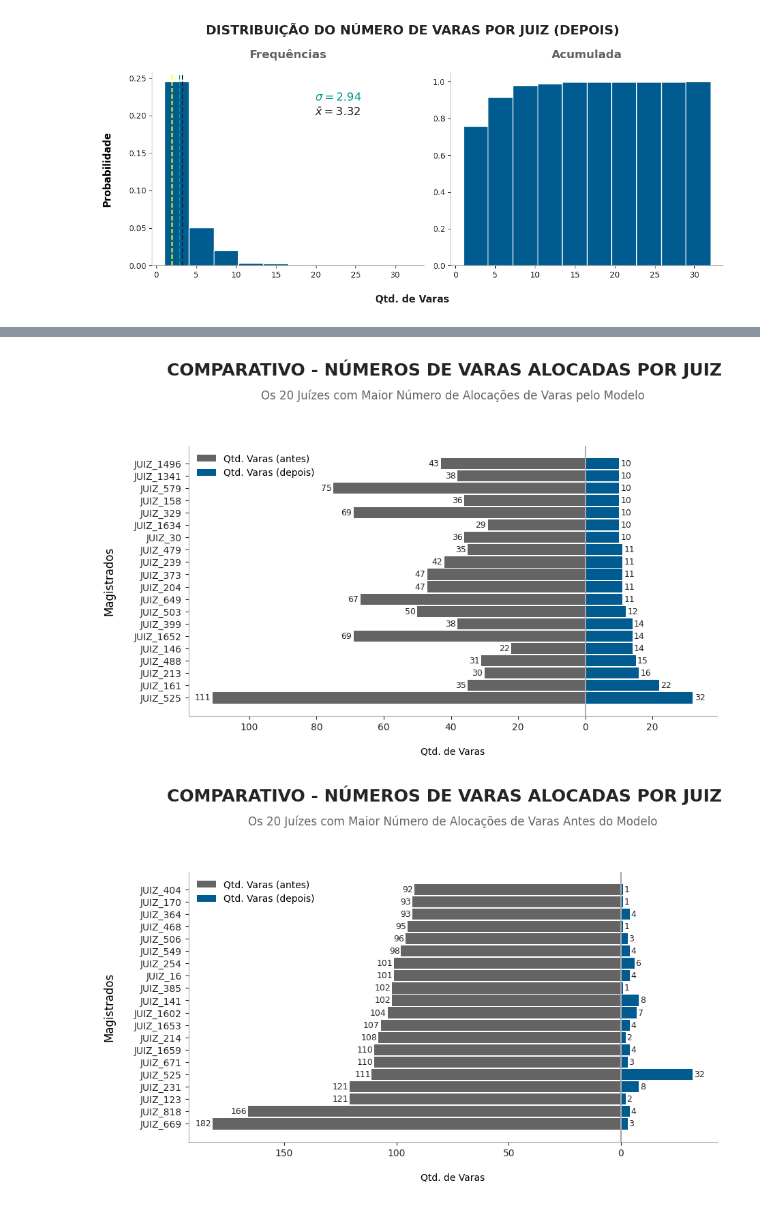
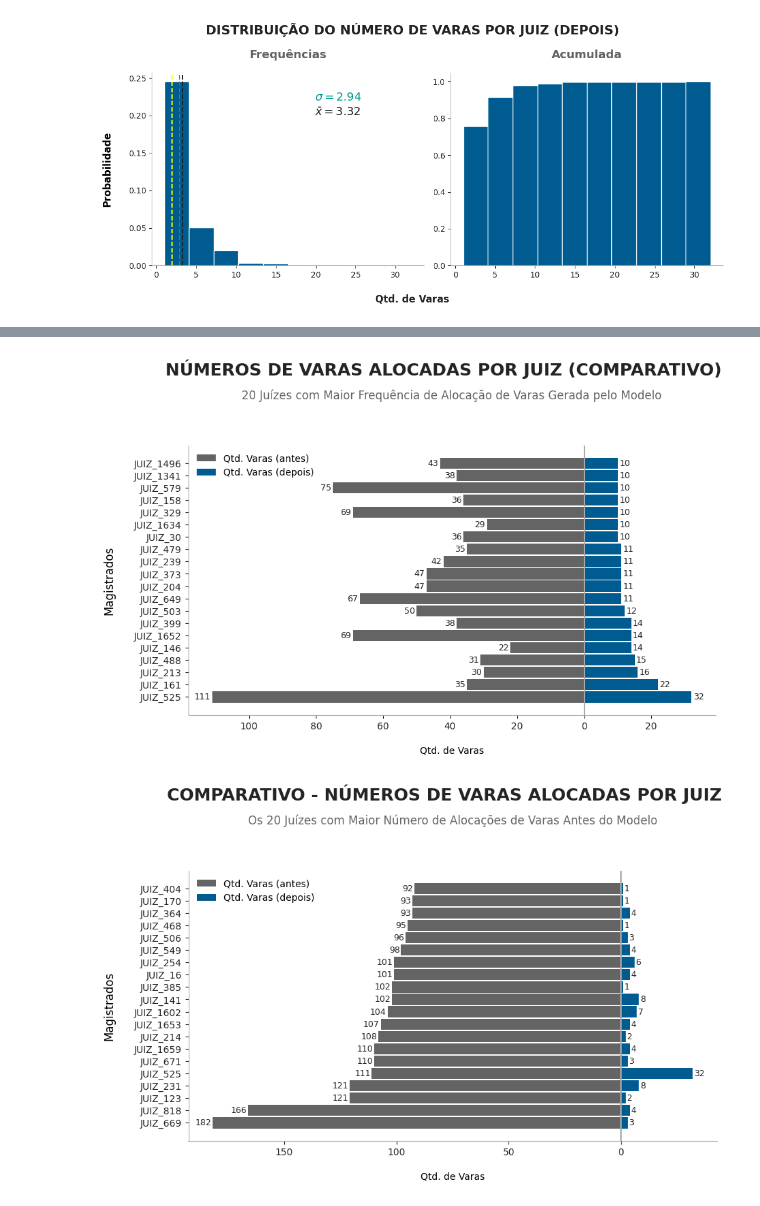
Before and after one commit to houstonsantos/max-jud-tjba, a Jupyter notebook: src/model_tcc/max_jud.ipynb, the cells around one changed output, grey strips where cells are left out. Drawn from its saved outputs; the diff is of its cells as text; code cells hidden in the pictures.

```diff
--- a/src/model_tcc/max_jud.ipynb
+++ b/src/model_tcc/max_jud.ipynb
@@ -1768,8 +1813,8 @@ plt.style.use('default')
 fig, ax = plt.subplots(figsize=(10,6))
 fig.subplots_adjust(top=0.77)
 # Titulos e subtitulos
-fig.suptitle('COMPARATIVO - NÚMEROS DE VARAS ALOCADAS POR JUIZ', fontweight='bold', fontsize=18, color=cinza3)
-ax.set_title('Os 20 Juízes com Maior Número de Alocações de Varas pelo Modelo', y=1.15, color=cinza2)
+fig.suptitle('NÚMEROS DE VARAS ALOCADAS POR JUIZ (COMPARATIVO)', fontweight='bold', fontsize=18, color=cinza3)
+ax.set_title('20 Juízes com Maior Frequência de Alocação de Varas Gerada pelo Modelo', y=1.15, color=cinza2)
 ax.set_ylabel('Magistrados', labelpad=20, fontsize=12)
 ax.set_xlabel("\nQtd. de Varas")
 #
@@ -1787,34 +1832,34 @@ ax.spines['bottom'].set_color(cinza1)
 qtd_ref = 20
 y = range(20)
 # Linha central no zero
 ax.axvline(0, color=cinza1)
 
 # Barras
 ax.barh(y, -df_juiz_x_vara_sort.iloc[0:qtd_ref, 1], color=cinza2, label="Qtd. Varas (antes)", height=0.9)
 ax.barh(y, df_juiz_x_vara_sort.iloc[0:qtd_ref, 2], color=tjba_azul, label="Qtd. Varas (depois)", height=0.9)
 
 # Ajusta os ticks do eixo Y
 ax.set_yticks(y)
 ax.set_yticklabels(df_juiz_x_vara_sort.iloc[0:qtd_ref, 0])
 # Aumentar o tamanho da fonte das marcas no eixo X
 ax.tick_params(axis='x', labelsize=10, colors=cinza3)
 ax.tick_params(axis='y', labelsize=10, colors=cinza3)
 
 # Coloca legenda
 ax.legend(edgecolor='none')
 
 # Adiciona os valores nas barras (antes - esquerda)
 for i, v in enumerate(df_juiz_x_vara_sort.iloc[0:qtd_ref, 1]):
     ax.text(-v - 0.5, i, str(v), va='center', ha='right', color=cinza3, fontsize=9)
 
 # Adiciona os valores nas barras (depois - direita)
 for i, v in enumerate(df_juiz_x_vara_sort.iloc[0:qtd_ref, 2]):
     ax.text(v + 0.5, i, str(v), va='center', ha='left', color=cinza3, fontsize=9)
 
 #plt.tight_layout()
 plt.show()
 # %% [output]
-[figure, old version]
+[figure, new version]
 # %%
 # Gráfico compartivo da alocação de juízes e varas
 plt.style.use('default')
```
Also changed, not shown: parts of 5 cells of this notebook, 9 other files.
